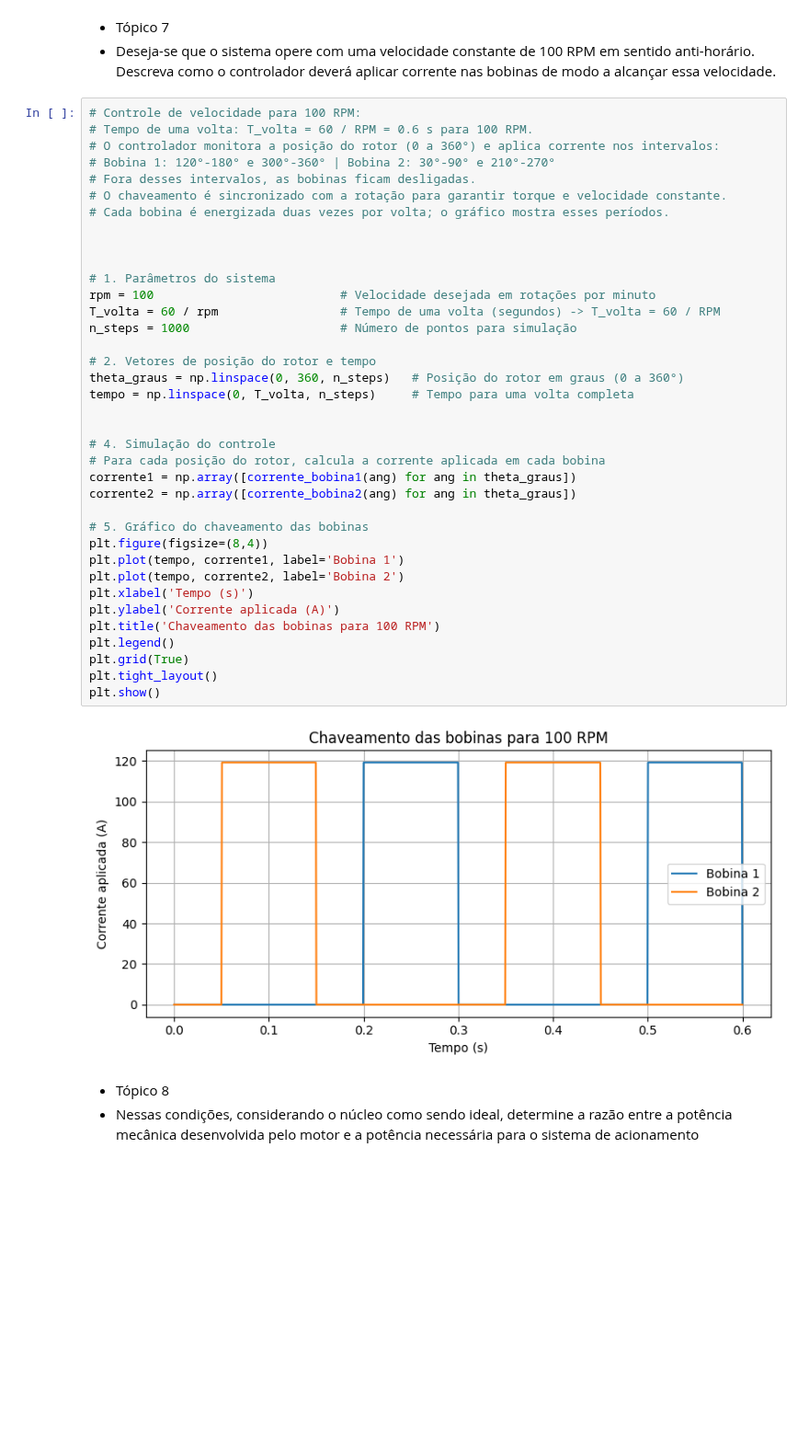
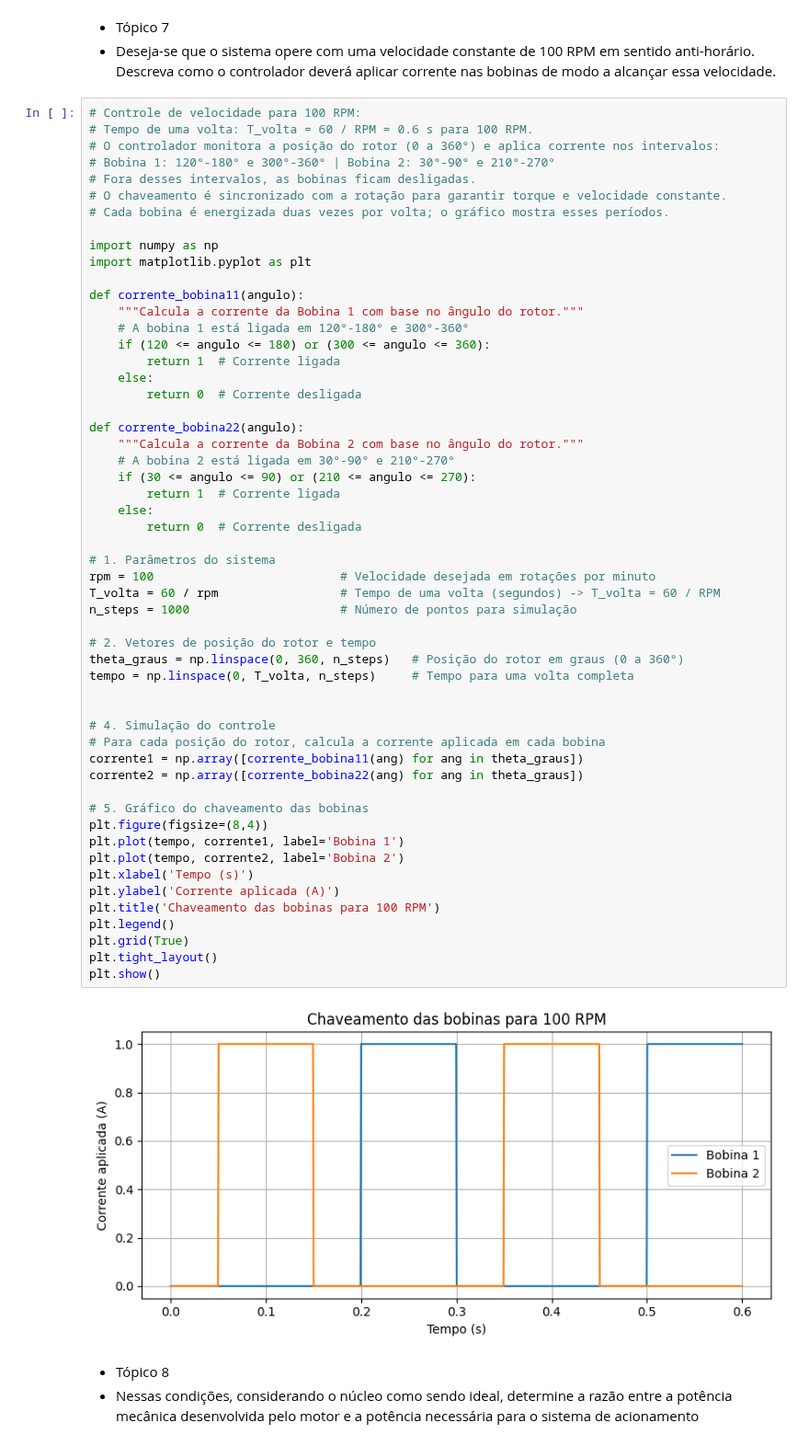
Before and after one commit to marcus-valmeida/Projeto-conversao, a Jupyter notebook: exercicio2/exercicio2.ipynb, the cells around one changed output. Shown at 92% size. Saved outputs shown, nothing was run; the diff lists cells and outputs as text; blank space fills up the shorter version.

```diff
--- a/exercicio2/exercicio2.ipynb
+++ b/exercicio2/exercicio2.ipynb
@@ -409,36 +649,53 @@ bobinas de modo a alcançar essa velocidade.
 # O chaveamento é sincronizado com a rotação para garantir torque e velocidade constante.
 # Cada bobina é energizada duas vezes por volta; o gráfico mostra esses períodos.
 
+import numpy as np
+import matplotlib.pyplot as plt
 
+def corrente_bobina11(angulo):
+    """Calcula a corrente da Bobina 1 com base no ângulo do rotor."""
+    # A bobina 1 está ligada em 120°-180° e 300°-360°
+    if (120 <= angulo <= 180) or (300 <= angulo <= 360):
+        return 1  # Corrente ligada
+    else:
+        return 0  # Corrente desligada
+
+def corrente_bobina22(angulo):
+    """Calcula a corrente da Bobina 2 com base no ângulo do rotor."""
+    # A bobina 2 está ligada em 30°-90° e 210°-270°
+    if (30 <= angulo <= 90) or (210 <= angulo <= 270):
+        return 1  # Corrente ligada
+    else:
+        return 0  # Corrente desligada
 
 # 1. Parâmetros do sistema
 rpm = 100                          # Velocidade desejada em rotações por minuto
 T_volta = 60 / rpm                 # Tempo de uma volta (segundos) -> T_volta = 60 / RPM
 n_steps = 1000                     # Número de pontos para simulação
 
 # 2. Vetores de posição do rotor e tempo
 theta_graus = np.linspace(0, 360, n_steps)   # Posição do rotor em graus (0 a 360°)
 tempo = np.linspace(0, T_volta, n_steps)     # Tempo para uma volta completa
 
 
 # 4. Simulação do controle
 # Para cada posição do rotor, calcula a corrente aplicada em cada bobina
-corrente1 = np.array([corrente_bobina1(ang) for ang in theta_graus])
-corrente2 = np.array([corrente_bobina2(ang) for ang in theta_graus])
+corrente1 = np.array([corrente_bobina11(ang) for ang in theta_graus])
+corrente2 = np.array([corrente_bobina22(ang) for ang in theta_graus])
 
 # 5. Gráfico do chaveamento das bobinas
 plt.figure(figsize=(8,4))
 plt.plot(tempo, corrente1, label='Bobina 1')
 plt.plot(tempo, corrente2, label='Bobina 2')
 plt.xlabel('Tempo (s)')
 plt.ylabel('Corrente aplicada (A)')
 plt.title('Chaveamento das bobinas para 100 RPM')
 plt.legend()
 plt.grid(True)
 plt.tight_layout()
 plt.show()
 # %% [output]
-[figure, old version]
+[figure, new version]
 # %% [markdown]
 - Tópico 8
 - Nessas condições, considerando o núcleo como sendo ideal, determine a razão
```
Also changed, not shown: parts of 3 cells of this notebook.
